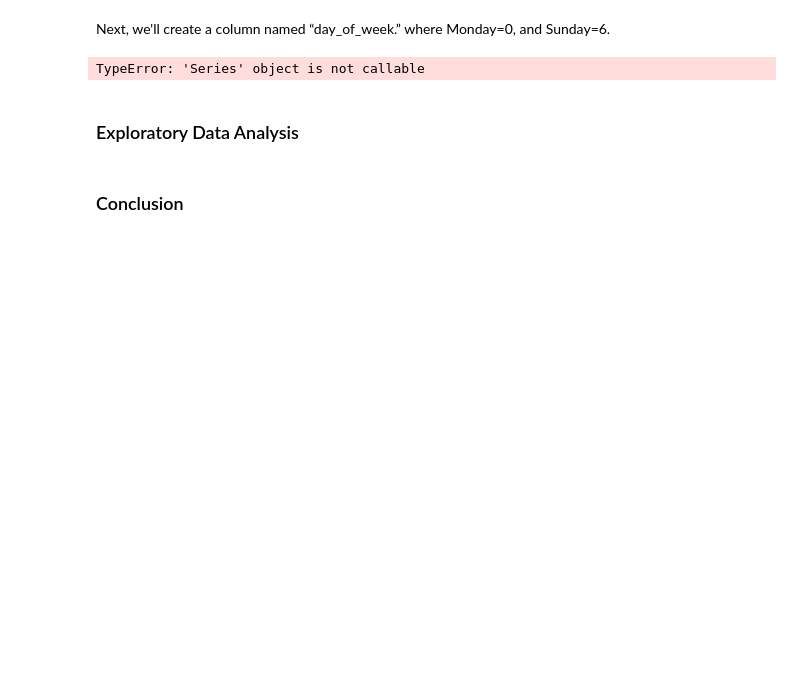
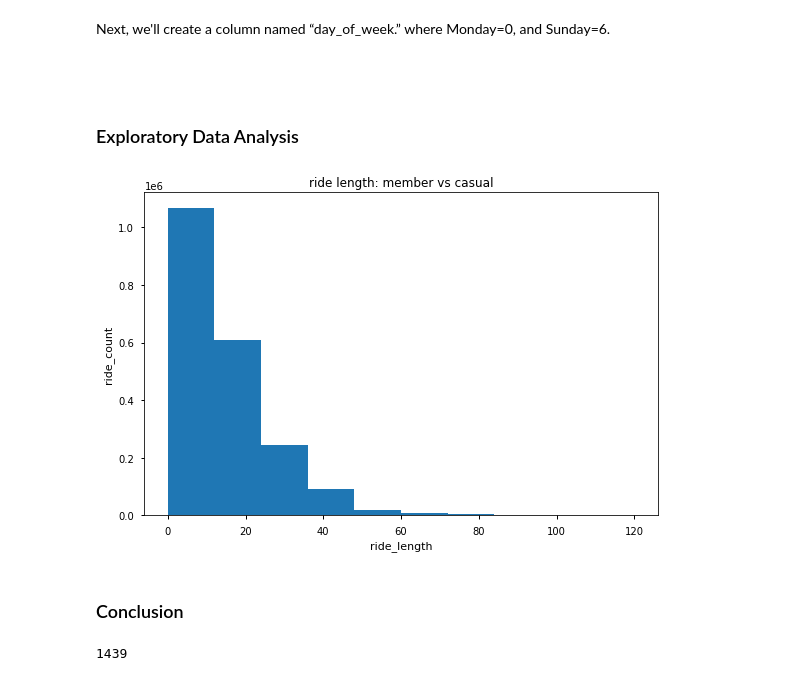
Before and after one commit to alpacapetter/divvy-bike-share-case-study, a Jupyter notebook: divvy-bike-share-case-study.ipynb, the cells around one changed output. Saved outputs shown, nothing was run; the diff lists cells and outputs as text; code cells hidden in the pictures; blank space fills up the shorter version.

```diff
--- a/divvy-bike-share-case-study.ipynb
+++ b/divvy-bike-share-case-study.ipynb
@@ -175,0 +166,2 @@ main_df['ride_length'] = main_df['ended_at'] - main_df['started_at']
+# %%
+main_df['ride_length'] = main_df['ride_length'].dt.seconds//60
@@ -176,10 +172,30 @@ main_df['ride_length'] = main_df['ended_at'] - main_df['started_at']
+# %%
+main_df.drop(main_df.loc[main_df['ride_length'] > 2 * 60].index, inplace=True)
 # %% [markdown]
 Next, we'll create a column named “day_of_week.” where Monday=0, and Sunday=6.
 # %%
-main_df['day_of_week'] = main_df['started_at'].dt.dayofweek()
+main_df['day_of_week'] = main_df.started_at.dt.dayofweek
-# %% [output]
-TypeError: 'Series' object is not callable
+# %% [markdown]
+<br>
 # %% [markdown]
 ### Exploratory Data Analysis
+# %%
+# Compare members and casual users's ride_length
+
+member_ride_length = main_df.loc[main_df.member_casual == 'member'].ride_length
+# %%
+plt.hist(member_ride_length)
+
+plt.title('ride length: member vs casual')
+plt.xlabel('ride_length')
+plt.ylabel('ride_count')
+plt.tight_layout()
+plt.show()
+# %% [output]
+[figure, added]
 # %% [markdown]
 ### Conclusion
+# %%
+mem_rl_min.max()
+# %% [output]
+1439
```
Also changed, not shown: parts of 7 cells of this notebook.
